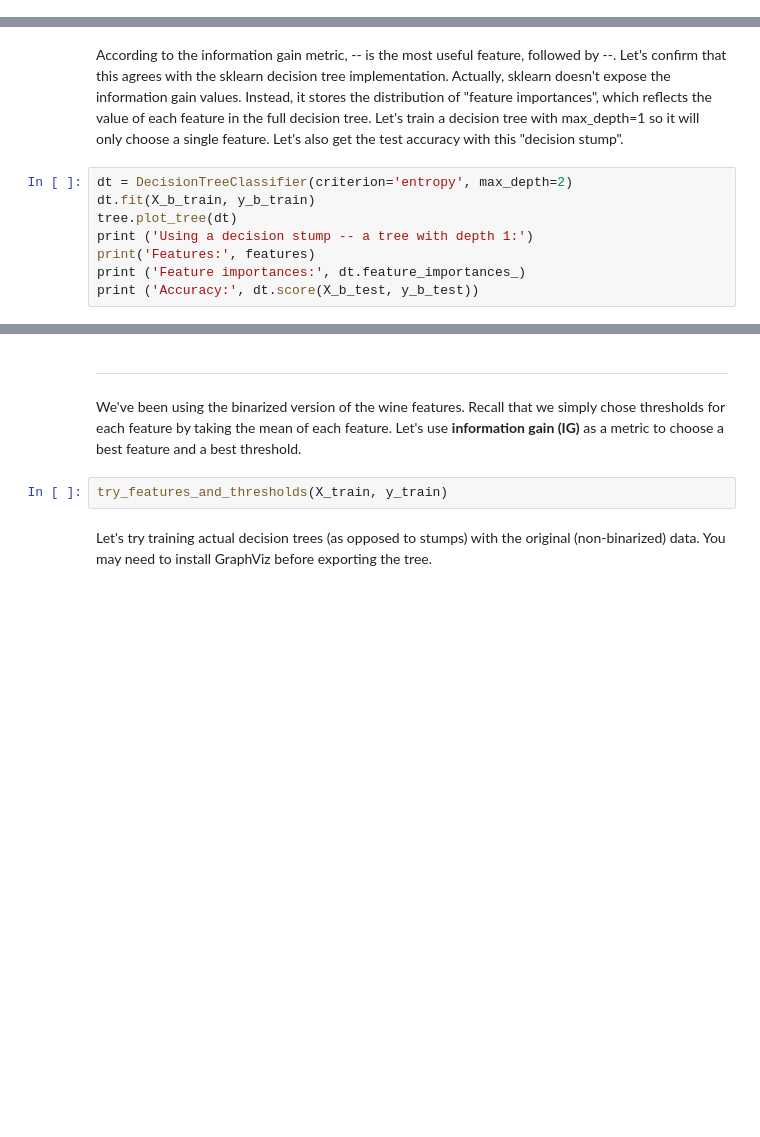
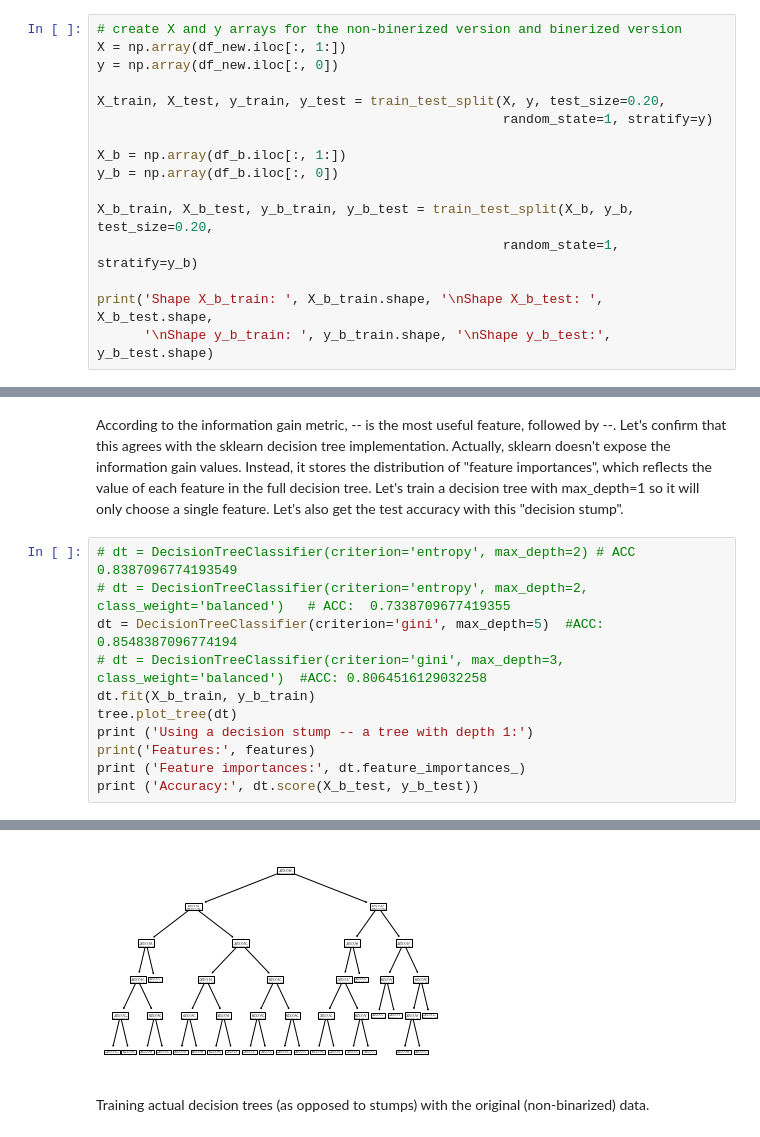
Before and after one commit to rennsport/mids-207-project, a Jupyter notebook: wip/EDA_Megan.ipynb, the cells around one changed output, grey strips where cells are left out. Cells and saved outputs as stored; diff of their text form; blank space fills up the shorter version.

Commit message:
Changes to Decision Tree & Random Forest w Preproc

```diff
--- a/wip/EDA_Megan.ipynb
+++ b/wip/EDA_Megan.ipynb
@@ -534,0 +713,16 @@ summary_table
+# %%
+# create X and y arrays for the non-binerized version and binerized version
+X = np.array(df_new.iloc[:, 1:])
+y = np.array(df_new.iloc[:, 0])
+
+X_train, X_test, y_train, y_test = train_test_split(X, y, test_size=0.20,
+                                                    random_state=1, stratify=y)
+
+X_b = np.array(df_b.iloc[:, 1:])
+y_b = np.array(df_b.iloc[:, 0])
+
+X_b_train, X_b_test, y_b_train, y_b_test = train_test_split(X_b, y_b, test_size=0.20,
+                                                    random_state=1, stratify=y_b)
+
+print('Shape X_b_train: ', X_b_train.shape, '\nShape X_b_test: ', X_b_test.shape,
+      '\nShape y_b_train: ', y_b_train.shape, '\nShape y_b_test:', y_b_test.shape)
@@ -604,10 +845,14 @@ for feature in range(len(features)):
 # %% [markdown]
 According to the information gain metric, -- is the most useful feature, followed by --. Let's confirm that this agrees with the sklearn decision tree implementation. Actually, sklearn doesn't expose the information gain values. Instead, it stores the distribution of "feature importances", which reflects the value of each feature in the full decision tree. Let's train a decision tree with max_depth=1 so it will only choose a single feature. Let's also get the test accuracy with this "decision stump".
 # %%
-dt = DecisionTreeClassifier(criterion='entropy', max_depth=2)
+# dt = DecisionTreeClassifier(criterion='entropy', max_depth=2) # ACC  0.8387096774193549
+# dt = DecisionTreeClassifier(criterion='entropy', max_depth=2, class_weight='balanced')   # ACC:  0.7338709677419355
+dt = DecisionTreeClassifier(criterion='gini', max_depth=5)  #ACC: 0.8548387096774194
+# dt = DecisionTreeClassifier(criterion='gini', max_depth=3, class_weight='balanced')  #ACC: 0.8064516129032258
 dt.fit(X_b_train, y_b_train)
 tree.plot_tree(dt)
 print ('Using a decision stump -- a tree with depth 1:')
 print('Features:', features)
 print ('Feature importances:', dt.feature_importances_)
 print ('Accuracy:', dt.score(X_b_test, y_b_test))
+# %% [output]
@@ -614,10 +877,6 @@ print ('Accuracy:', dt.score(X_b_test, y_b_test))
+[figure, added]
-# %% [markdown]
----
-We've been using the binarized version of the wine features. Recall that we simply chose thresholds for each feature by taking the mean of each feature. Let's use **information gain (IG)** as a metric to choose a best feature and a best threshold.
-# %%
-try_features_and_thresholds(X_train, y_train)
 # %% [markdown]
-Let's try training actual decision trees (as opposed to stumps) with the original (non-binarized) data. You may need to install GraphViz before exporting the tree.
+Training actual decision trees (as opposed to stumps) with the original (non-binarized) data.
 # %%
 # Train a decision tree classifier.
 dt = DecisionTreeClassifier(criterion='gini', max_depth=3)
```
Also changed, not shown: parts of 28 cells of this notebook.
